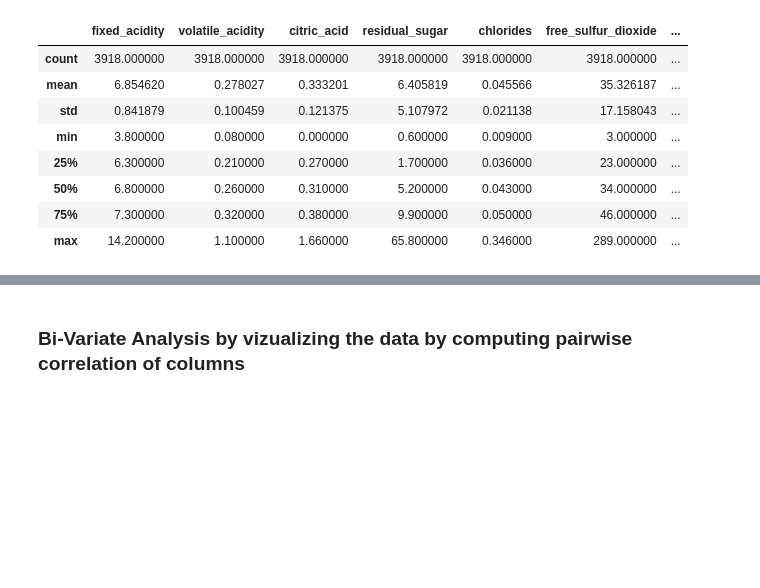
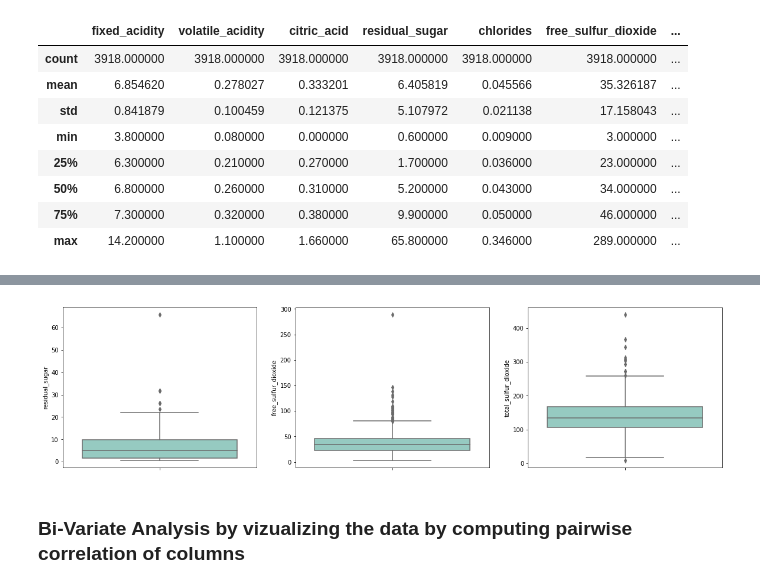
Before and after one commit to jbanerje/Data-Science-and-Machine-Learning, a Jupyter notebook: IPythonNotebook_Learning Projects/UCI Wine Quality Assessment.ipynb, the cells around one changed output, grey strips where cells are left out. Cells and saved outputs as stored; diff of their text form; code cells hidden in the pictures; blank space fills up the shorter version.

```diff
--- a/IPythonNotebook_Learning Projects/UCI Wine Quality Assessment.ipynb
+++ b/IPythonNotebook_Learning Projects/UCI Wine Quality Assessment.ipynb
@@ -186,3 +196,11 @@ plt.show()
+# %%
+f, axes = plt.subplots(1,3 , figsize=(20, 5), sharex=True)
+sns.boxplot(x=data_train["residual_sugar"] , orient="v", palette="Set3",ax=axes[0])
+sns.boxplot(x=data_train["free_sulfur_dioxide"] , orient="v", palette="Set3",ax=axes[1])
+sns.boxplot(x=data_train["total_sulfur_dioxide"] , orient="v", palette="Set3",ax=axes[2])
+plt.show()
+# %% [output]
+[figure, added]
 # %% [markdown]
 ### Bi-Variate Analysis by vizualizing the data by computing pairwise correlation of columns
 # %%
```
Also changed, not shown: parts of 19 cells of this notebook, 1 other file.
